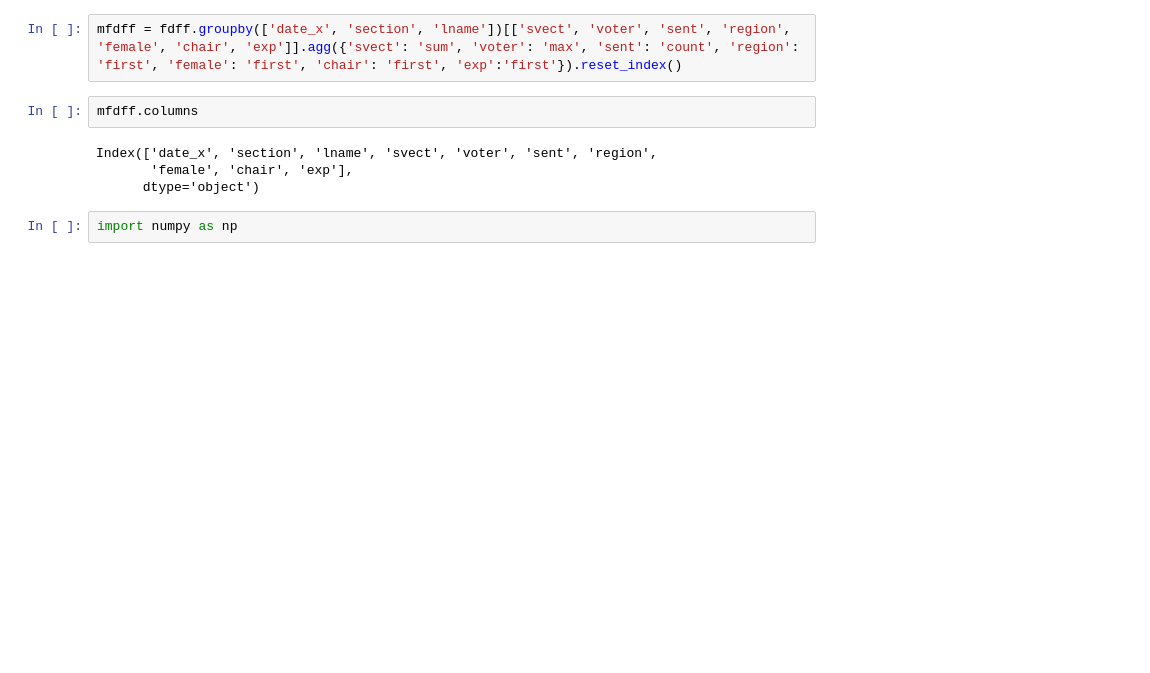
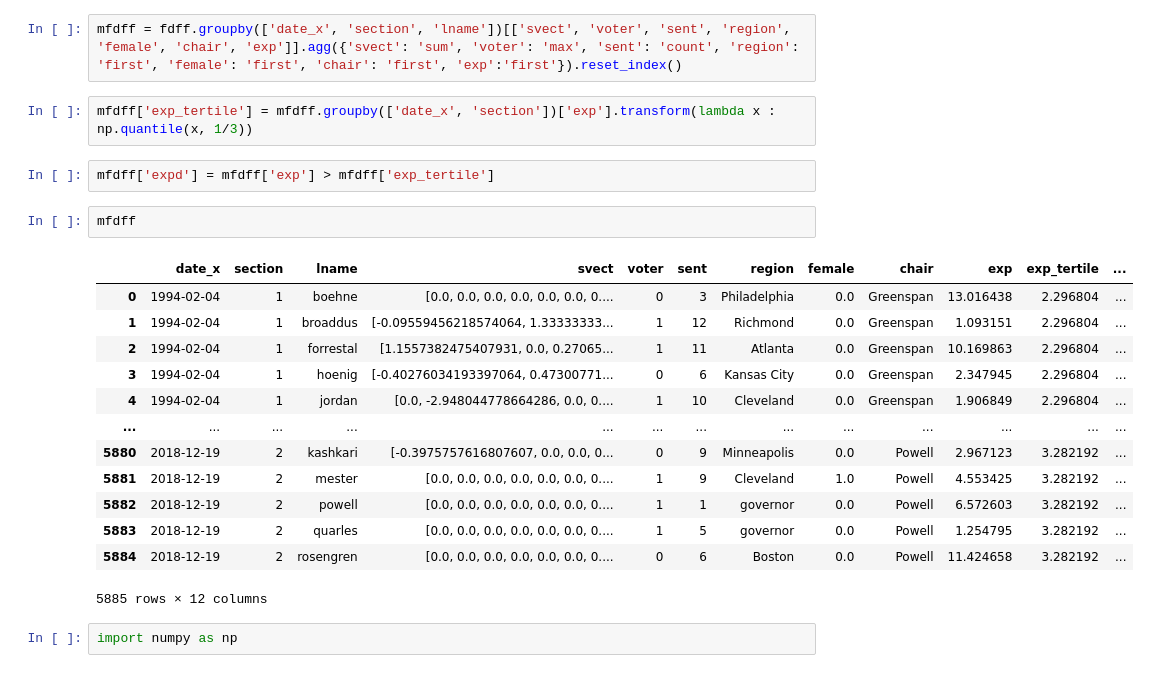
Before and after one commit to bendurham441/fed-nlp, a Jupyter notebook: stance-vectors/stance_vector.ipynb, the cells around one changed output. Cells and saved outputs as stored; diff of their text form; blank space fills up the shorter version.

Commit message:
Added experience tertile and normalized vector wrt experienced members

```diff
--- a/stance-vectors/stance_vector.ipynb
+++ b/stance-vectors/stance_vector.ipynb
@@ -121,12 +124,26 @@ fdff
 79938 rows × 22 columns
 # %%
 mfdff = fdff.groupby(['date_x', 'section', 'lname'])[['svect', 'voter', 'sent', 'region', 'female', 'chair', 'exp']].agg({'svect': 'sum', 'voter': 'max', 'sent': 'count', 'region': 'first', 'female': 'first', 'chair': 'first', 'exp':'first'}).reset_index()
+# %%
+mfdff['exp_tertile'] = mfdff.groupby(['date_x', 'section'])['exp'].transform(lambda x : np.quantile(x, 1/3))
+# %%
+mfdff['expd'] = mfdff['exp'] > mfdff['exp_tertile']
 # %%
-mfdff.columns
+mfdff
 # %% [output]
+|  | date_x | section | lname | svect | voter | sent | region | female | chair | exp | exp_tertile | ... |
+| 0 | 1994-02-04 | 1 | boehne | [0.0, 0.0, 0.0, 0.0, 0.0, 0.0, 0.... | 0 | 3 | Philadelphia | 0.0 | Greenspan | 13.016438 | 2.296804 | ... |
+| 1 | 1994-02-04 | 1 | broaddus | [-0.09559456218574064, 1.33333333... | 1 | 12 | Richmond | 0.0 | Greenspan | 1.093151 | 2.296804 | ... |
+| 2 | 1994-02-04 | 1 | forrestal | [1.1557382475407931, 0.0, 0.27065... | 1 | 11 | Atlanta | 0.0 | Greenspan | 10.169863 | 2.296804 | ... |
+| 3 | 1994-02-04 | 1 | hoenig | [-0.40276034193397064, 0.47300771... | 0 | 6 | Kansas City | 0.0 | Greenspan | 2.347945 | 2.296804 | ... |
+| 4 | 1994-02-04 | 1 | jordan | [0.0, -2.948044778664286, 0.0, 0.... | 1 | 10 | Cleveland | 0.0 | Greenspan | 1.906849 | 2.296804 | ... |
+| ... | ... | ... | ... | ... | ... | ... | ... | ... | ... | ... | ... | ... |
+| 5880 | 2018-12-19 | 2 | kashkari | [-0.3975757616807607, 0.0, 0.0, 0... | 0 | 9 | Minneapolis | 0.0 | Powell | 2.967123 | 3.282192 | ... |
+| 5881 | 2018-12-19 | 2 | mester | [0.0, 0.0, 0.0, 0.0, 0.0, 0.0, 0.... | 1 | 9 | Cleveland | 1.0 | Powell | 4.553425 | 3.282192 | ... |
+| 5882 | 2018-12-19 | 2 | powell | [0.0, 0.0, 0.0, 0.0, 0.0, 0.0, 0.... | 1 | 1 | governor | 0.0 | Powell | 6.572603 | 3.282192 | ... |
+| 5883 | 2018-12-19 | 2 | quarles | [0.0, 0.0, 0.0, 0.0, 0.0, 0.0, 0.... | 1 | 5 | governor | 0.0 | Powell | 1.254795 | 3.282192 | ... |
+| 5884 | 2018-12-19 | 2 | rosengren | [0.0, 0.0, 0.0, 0.0, 0.0, 0.0, 0.... | 0 | 6 | Boston | 0.0 | Powell | 11.424658 | 3.282192 | ... |
-Index(['date_x', 'section', 'lname', 'svect', 'voter', 'sent', 'region',
-       'female', 'chair', 'exp'],
-      dtype='object')
+5885 rows × 12 columns
 # %%
 import numpy as np
 # %%
```
Also changed, not shown: parts of 4 cells of this notebook.
